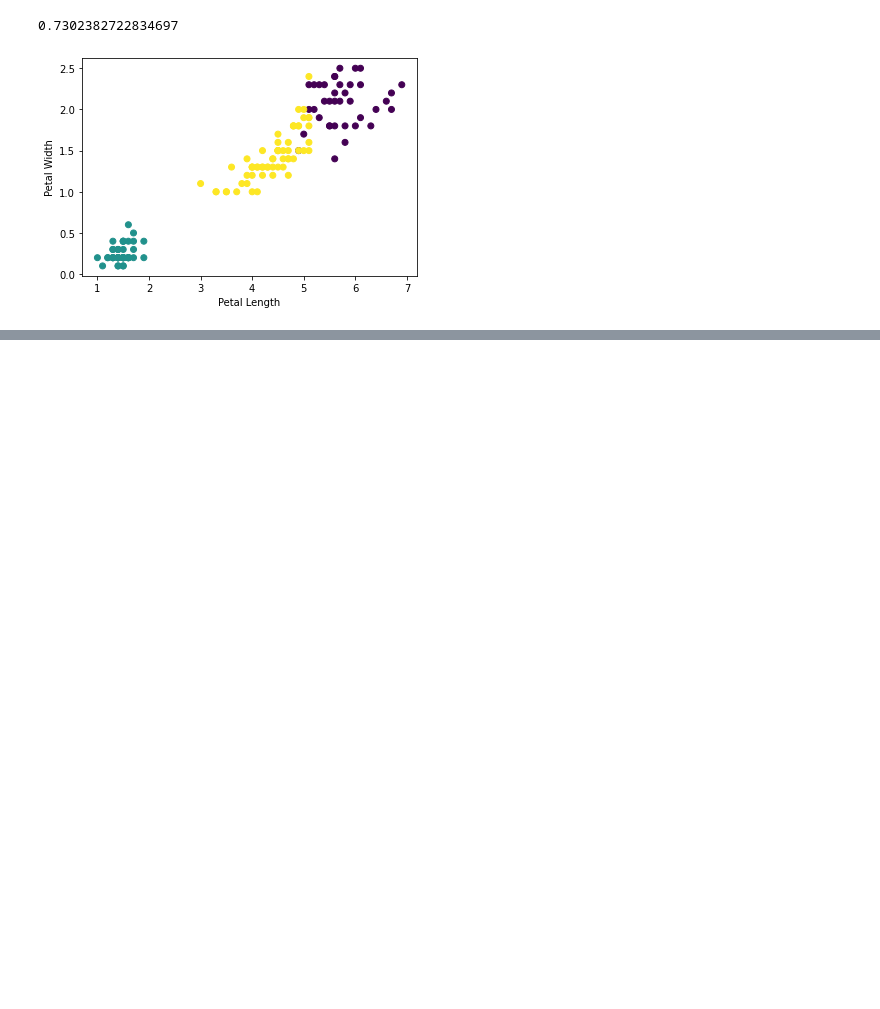
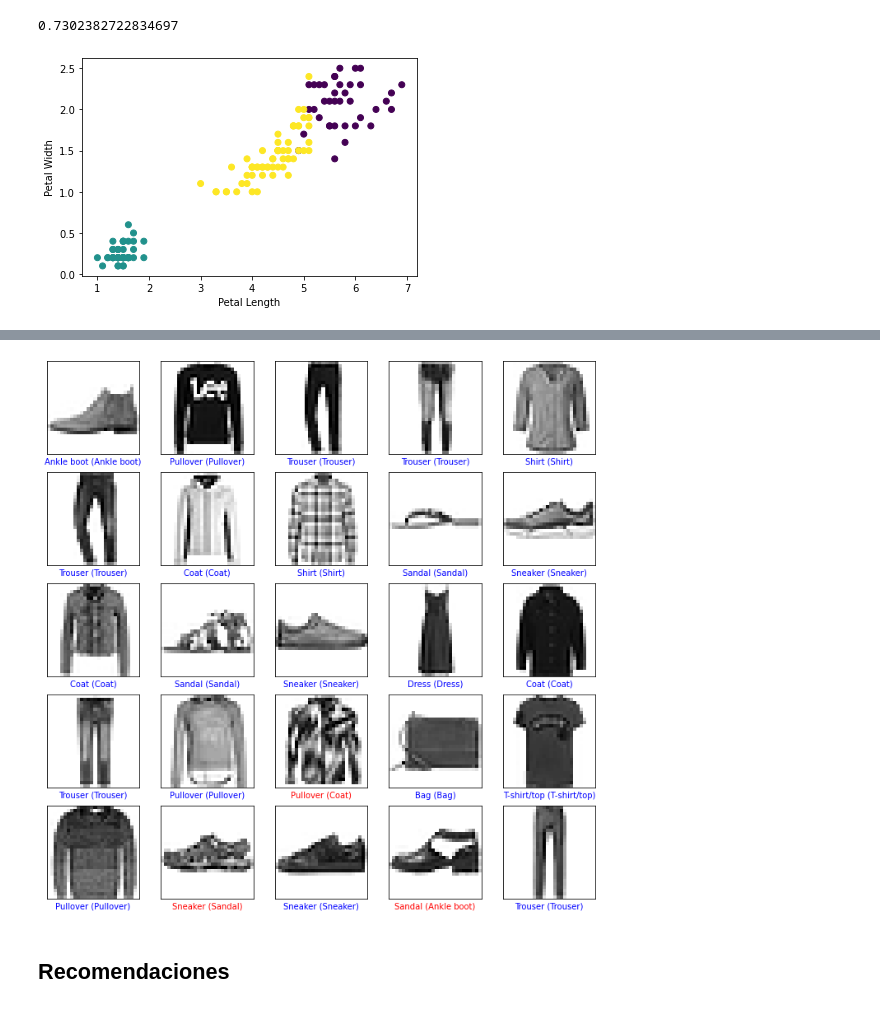
Before and after one commit to ovillegasb/Machine_Learning, a Jupyter notebook: Fundamentos_Machine_Learning.ipynb, the cells around one changed output, grey strips where cells are left out. Cells and saved outputs as stored; diff of their text form; code cells hidden in the pictures; blank space fills up the shorter version.

```diff
--- a/Fundamentos_Machine_Learning.ipynb
+++ b/Fundamentos_Machine_Learning.ipynb
@@ -502,0 +559,6 @@ plt.show()
+# %%
+model = keras.Sequential([
+    keras.layers.Flatten(input_shape=(28,28)),
+    keras.layers.Dense(128, activation=tf.nn.relu),
+    keras.layers.Dense(10, activation=tf.nn.softmax)
+])
@@ -502,0 +568,4 @@ plt.show()
+# %%
+model.compile(optimizer=tf.optimizers.Adam(), loss='sparse_categorical_crossentropy', metrics=['accuracy'])
+# %%
+model.fit(train_images, train_labels, epochs=5)
@@ -502,0 +594,22 @@ plt.show()
+# %%
+predictions = model.predict(test_images)
+# %%
+plt.figure(figsize=(12, 12))
+for i in range(25):
+    plt.subplot(5,5, i + 1)
+    plt.yticks([])
+    plt.xticks([])
+    plt.grid(False)
+    predicted_label = np.argmax(predictions[i])
+    true_label = test_labels[i]
+    if predicted_label == true_label:
+        color = 'blue'
+    else:
+        color = 'red'
+
+    plt.xlabel(f'{class_names[predicted_label]} ({class_names[true_label]})', color=color)
+    plt.imshow(test_images[i], cmap=plt.cm.binary)
+# %% [output]
+[figure, added]
+# %% [markdown]
+## Recomendaciones
```
Also changed, not shown: parts of 13 cells of this notebook.
